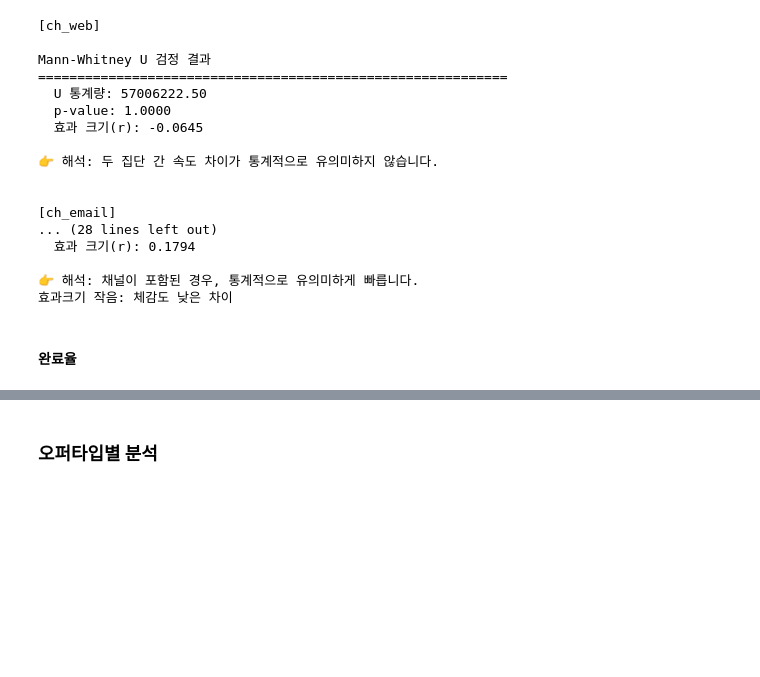
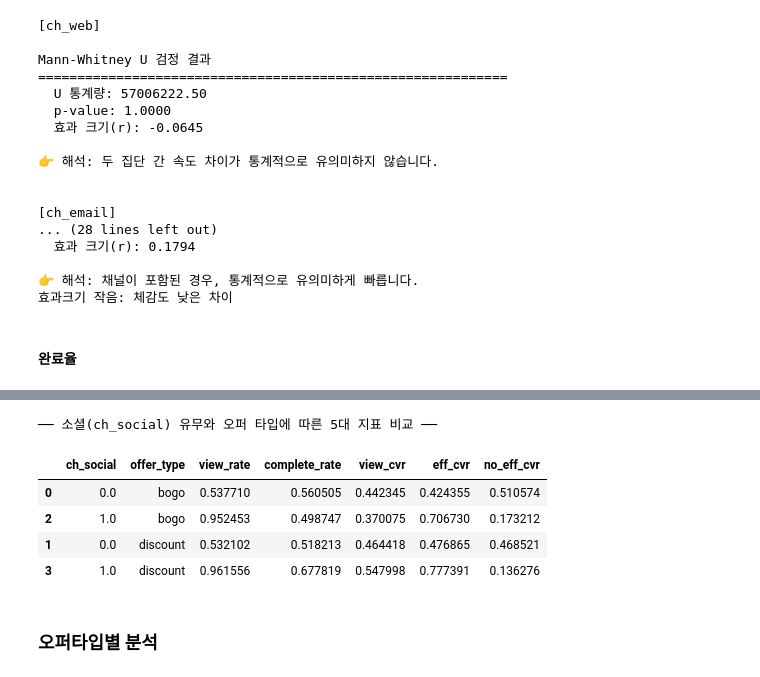
Before and after one commit to rladbstj56/practice_project, a Jupyter notebook: Myun_EDA/03_analysis_final.ipynb, the cells around one changed output, grey strips where cells are left out. Saved outputs shown, nothing was run; the diff lists cells and outputs as text; code cells hidden in the pictures; blank space fills up the shorter version.

Commit message:
web, social도 분리해서 분석 중

```diff
--- a/Myun_EDA/03_analysis_final.ipynb
+++ b/Myun_EDA/03_analysis_final.ipynb
@@ -911,6 +911,10 @@ Mann-Whitney U 검정 결과
 # 3개까지를 더 추천!
 # %% [markdown]
 #### 완료율
+# %%
+# 완료율이나 열람후완료율, 인지완료율 등을 분석 할 땐 informational 오퍼 제외
+without_info = df[df['offer_type'].isin(['bogo', 'discount'])].copy()
+df2 = without_info.copy()
 # %%
 # 채널 유무에 따른 완료율 통계검정
 print("── 채널 유무에 따른 완료율(is_completed) 가설검정 ──")
@@ -945,0 +985,15 @@ p-value: 0.0000
+# %%
+compare_web = df2[(df2['ch_email']==1) & (df2['ch_mobile']==1) & (df2['ch_social']==1)].copy()
+compare_social = df2[(df2['ch_email']==1) & (df2['ch_mobile']==1) & (df2['ch_web']==1)].copy()
+
+main_cols = ['view_rate', 'complete_rate', 'view_cvr', 'eff_cvr', 'no_eff_cvr']
+
+web_cols = ['ch_web', 'offer_type']
+compare_web_metrics = funnel_metrics(compare_web, web_cols)
+compare_web_metrics = compare_web_metrics.sort_values(['offer_type', 'ch_web'])
+
+display_cols = web_cols + main_cols
+final_web = compare_web_metrics[display_cols]
+
+print("── 웹(ch_web) 유무와 오퍼 타입에 따른 5대 지표 비교 ──")
+display(final_web)
@@ -946,3 +1006,20 @@ p-value: 0.0000
+# %%
+social_cols = ['ch_social', 'offer_type']
+compare_social_metrics = funnel_metrics(compare_social, social_cols)
+compare_social_metrics = compare_social_metrics.sort_values(['offer_type', 'ch_social'])
+
+display_cols = social_cols + main_cols
+final_social = compare_social_metrics[display_cols]
+
+print("── 소셜(ch_social) 유무와 오퍼 타입에 따른 5대 지표 비교 ──")
+display(final_social)
+# %% [output]
+── 소셜(ch_social) 유무와 오퍼 타입에 따른 5대 지표 비교 ──
+|  | ch_social | offer_type | view_rate | complete_rate | view_cvr | eff_cvr | no_eff_cvr |
+| 0 | 0.0 | bogo | 0.537710 | 0.560505 | 0.442345 | 0.424355 | 0.510574 |
+| 2 | 1.0 | bogo | 0.952453 | 0.498747 | 0.370075 | 0.706730 | 0.173212 |
+| 1 | 0.0 | discount | 0.532102 | 0.518213 | 0.464418 | 0.476865 | 0.468521 |
+| 3 | 1.0 | discount | 0.961556 | 0.677819 | 0.547998 | 0.777391 | 0.136276 |
 # %% [markdown]
 ### 오퍼타입별 분석
 # %% [markdown]
```
Also changed, not shown: parts of 5 cells of this notebook.
